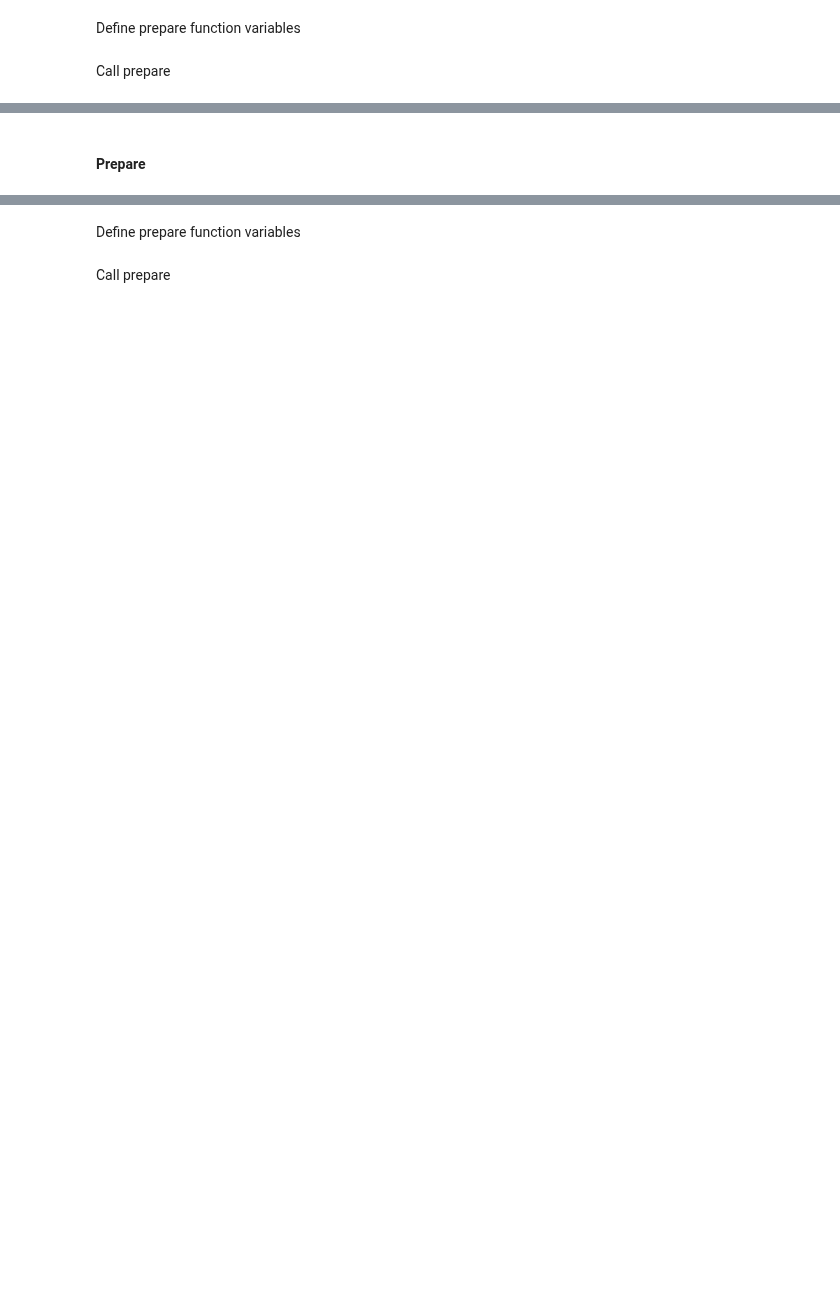
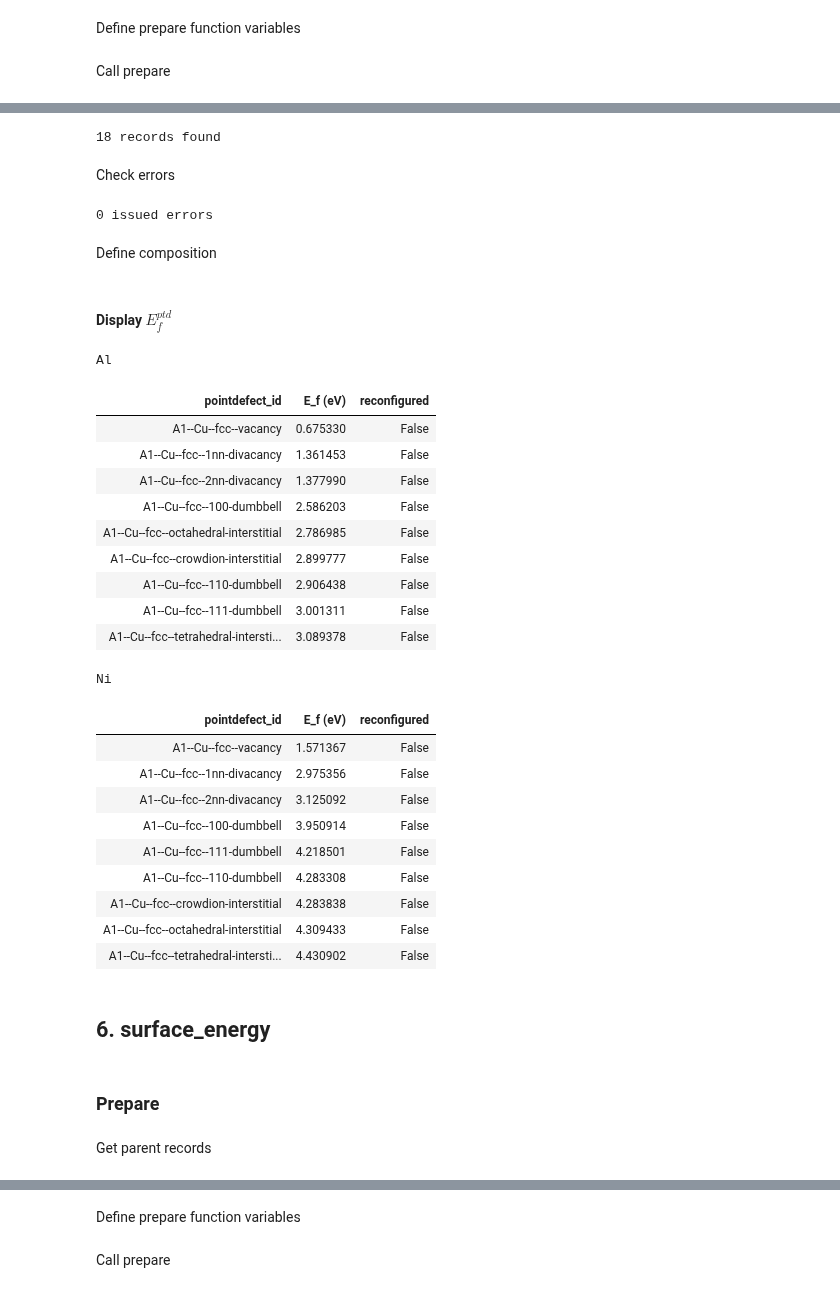
Before and after one commit to lmhale99/iprPy, a Jupyter notebook: bin/master/Master.ipynb, the cells around one changed output, grey strips where cells are left out. Saved outputs shown, nothing was run; the diff lists cells and outputs as text; code cells hidden in the pictures; blank space fills up the shorter version.

```diff
--- a/bin/master/Master.ipynb
+++ b/bin/master/Master.ipynb
@@ -110,5 +591,2 @@ input_params['potential_name'] = '1999--Mishin-Y--Al'
 # %% [markdown]
 Call prepare
-# %%
-calc = iprPy.Calculation(calculation_style)
-calc.prepare(dbase, run_directory, **input_params)
@@ -139,3 +598,0 @@ iprPy.Database (local) at C:\Users\lmh1\Documents\calculations\ipr\library_test
-# %%
-calculation_style = 'refine_structure'
-record_style =      'calculation-system-relax'
@@ -150,0 +603,66 @@ iprPy.Database (local) at C:\Users\lmh1\Documents\calculations\ipr\library_test
+# %%
+results_df = dbase.get_records_df(style=record_style, full=True, flat=False)
+results_df = results_df[results_df.potential_id == potential]
+results_df = results_df[results_df.calc_script == 'calc_'+calculation_style]
+results_df['parent_key'] = [os.path.splitext(parent_key)[0] for parent_key in results_df.load_file]
+results_df = results_df[results_df.parent_key.isin(parent_df.calc_key)]
+
+print(len(results_df), 'records found')
+# %% [output]
+18 records found
+# %% [markdown]
+Check errors
+# %%
+error_df = results_df[results_df.status=='error']
+print(len(error_df), 'issued errors')
+
+if len(error_df) > 0:
+    for error in np.unique(error_df.error.values):
+        print(error)
+# %% [output]
+0 issued errors
+# %% [markdown]
+Define composition
+# %%
+compositions = []
+for i, calc in results_df.iterrows():
+    compositions.append(comp_refine(calc.symbols, counts[calc.family]))
+results_df = results_df.assign(composition=compositions)
+# %% [markdown]
+#### Display $E^{ptd}_f$
+# %%
+# Unit conversions
+results_df['E_f (eV)'] = uc.get_in_units(results_df.E_f, 'eV')
+
+# Loop over all compositions
+for composition in np.unique(results_df.composition):
+    show_df = results_df[results_df.composition==composition]
+
+    print(composition)
+    show_df = show_df[['pointdefect_id', 'E_f (eV)', 'reconfigured']].sort_values('E_f (eV)')
+    display(HTML(show_df.to_html(index=False)))
+# %% [output]
+Al
+| pointdefect_id | E_f (eV) | reconfigured |
+| A1--Cu--fcc--vacancy | 0.675330 | False |
+| A1--Cu--fcc--1nn-divacancy | 1.361453 | False |
+| A1--Cu--fcc--2nn-divacancy | 1.377990 | False |
+| A1--Cu--fcc--100-dumbbell | 2.586203 | False |
+| A1--Cu--fcc--octahedral-interstitial | 2.786985 | False |
+| A1--Cu--fcc--crowdion-interstitial | 2.899777 | False |
+| A1--Cu--fcc--110-dumbbell | 2.906438 | False |
+| A1--Cu--fcc--111-dumbbell | 3.001311 | False |
+| A1--Cu--fcc--tetrahedral-intersti... | 3.089378 | False |
+Ni
+| pointdefect_id | E_f (eV) | reconfigured |
+| A1--Cu--fcc--vacancy | 1.571367 | False |
+| A1--Cu--fcc--1nn-divacancy | 2.975356 | False |
+| A1--Cu--fcc--2nn-divacancy | 3.125092 | False |
+| A1--Cu--fcc--100-dumbbell | 3.950914 | False |
+| A1--Cu--fcc--111-dumbbell | 4.218501 | False |
+| A1--Cu--fcc--110-dumbbell | 4.283308 | False |
+| A1--Cu--fcc--crowdion-interstitial | 4.283838 | False |
+| A1--Cu--fcc--octahedral-interstitial | 4.309433 | False |
+| A1--Cu--fcc--tetrahedral-intersti... | 4.430902 | False |
+# %% [markdown]
+## 6. surface_energy
@@ -151,2 +676,4 @@ iprPy.Database (local) at C:\Users\lmh1\Documents\calculations\ipr\library_test
 # %% [markdown]
-#### Prepare
+### Prepare
+# %% [markdown]
+Get parent records
```
Also changed, not shown: parts of 153 cells of this notebook, 2 other files.
